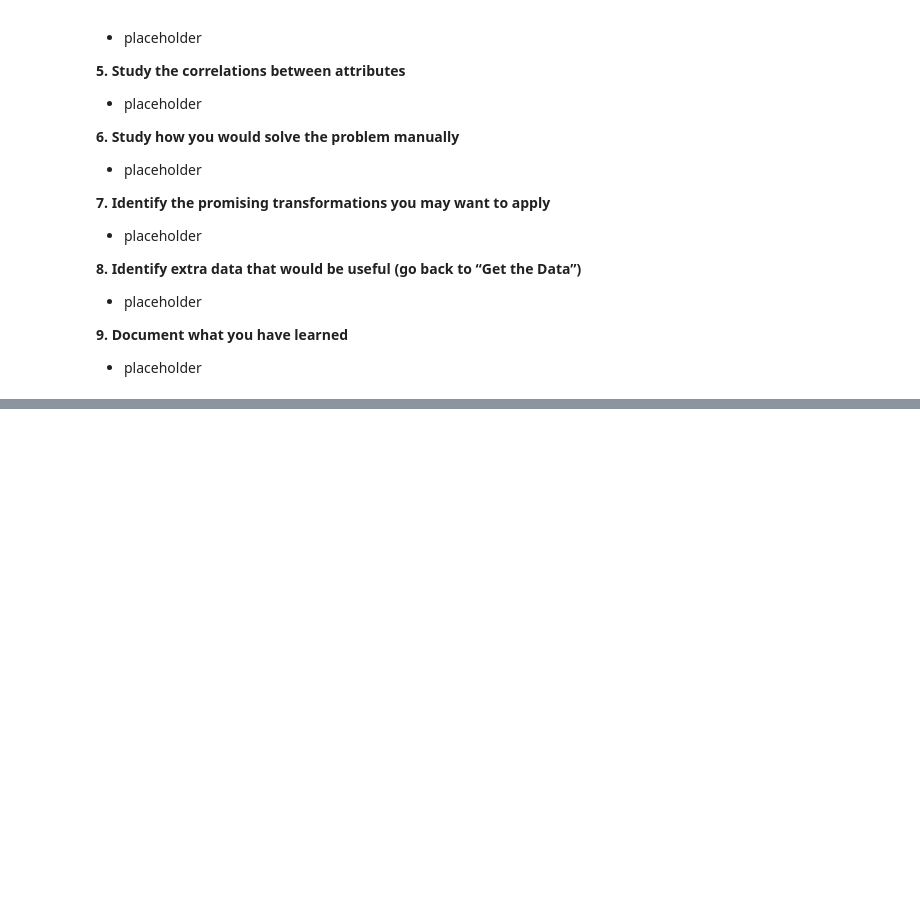
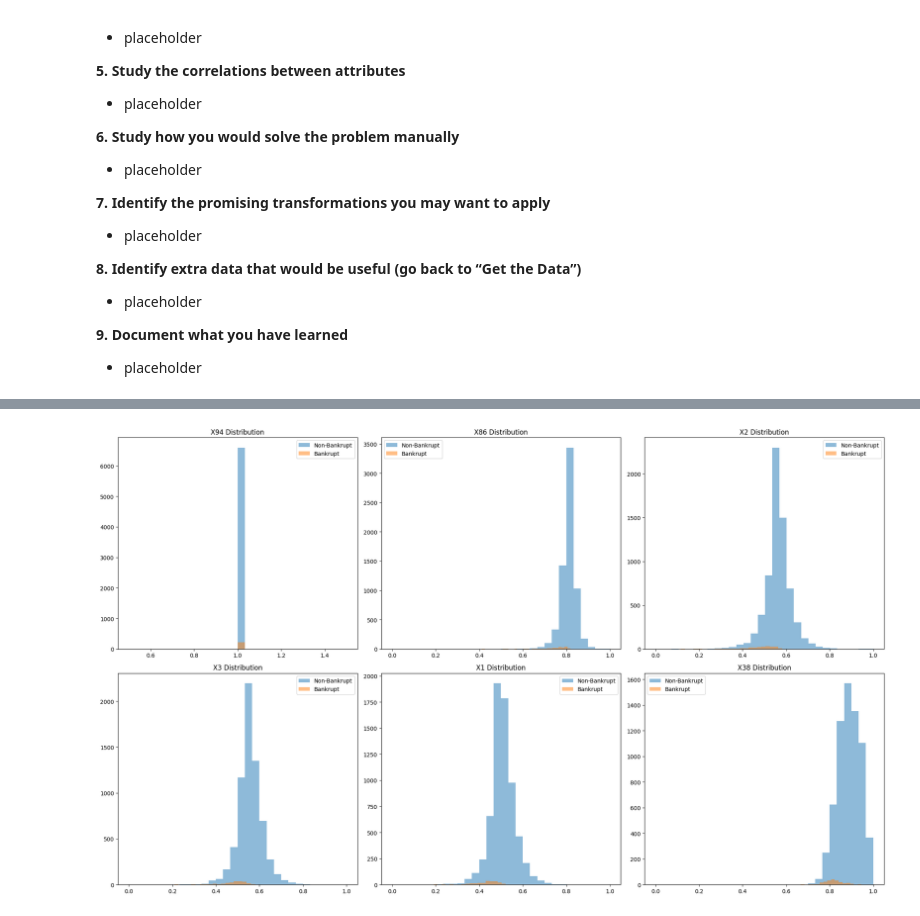
Before and after one commit to TeranG710/GORTFinal, a Jupyter notebook: bankrupt.ipynb, the cells around one changed output, grey strips where cells are left out. Drawn from its saved outputs; the diff is of its cells as text; code cells hidden in the pictures; blank space fills up the shorter version.

```diff
--- a/bankrupt.ipynb
+++ b/bankrupt.ipynb
@@ -113,3 +116,8 @@ train_set, test_set = split_data(data)
 
 **9. Document what you have learned**
 - placeholder
+# %%
+# Create column names for better visualization
+feature_names = ["Bankrupt?"]
+for i in range(1, 96):
+    feature_names.append(f"X{i}")
@@ -115,0 +163,7 @@ train_set, test_set = split_data(data)
+# %%
+# Sort features by correlation magnitude (excluding target's correlation with itself)
+sorted_indices = np.argsort(np.abs(target_correlations[1:]))[::-1] + 1
+print("\nTop 10 features by correlation with bankruptcy:")
+for i in range(10):
+    idx = sorted_indices[i]
+    print(f"  {feature_names[idx]} (index {idx}): Correlation = {target_correlations[idx]:.4f}")
@@ -115,0 +182,21 @@ train_set, test_set = split_data(data)
+# %%
+# Visualize distributions of top correlated features
+plt.figure(figsize=(20, 12))
+for i in range(6):  # Top 6 features
+    if i < len(sorted_indices):
+        idx = sorted_indices[i]
+        plt.subplot(2, 3, i+1)
+
+        # Separate data by class
+        bankrupt_values = data[data[:, 0] == 1, idx]
+        non_bankrupt_values = data[data[:, 0] == 0, idx]
+
+        # Plot histograms
+        plt.hist(non_bankrupt_values, bins=30, alpha=0.5, label='Non-Bankrupt')
+        plt.hist(bankrupt_values, bins=30, alpha=0.5, label='Bankrupt')
+        plt.title(f'{feature_names[idx]} Distribution')
+        plt.legend()
+plt.tight_layout()
+plt.show()
+# %% [output]
+[figure, added]
```
Also changed, not shown: parts of 7 cells of this notebook.
